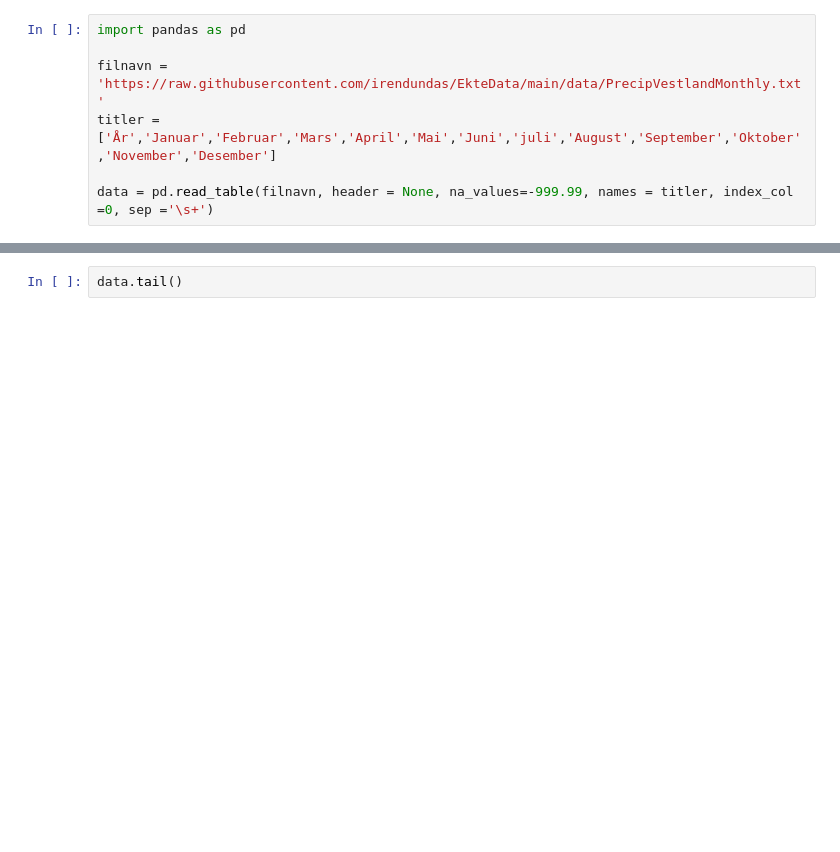
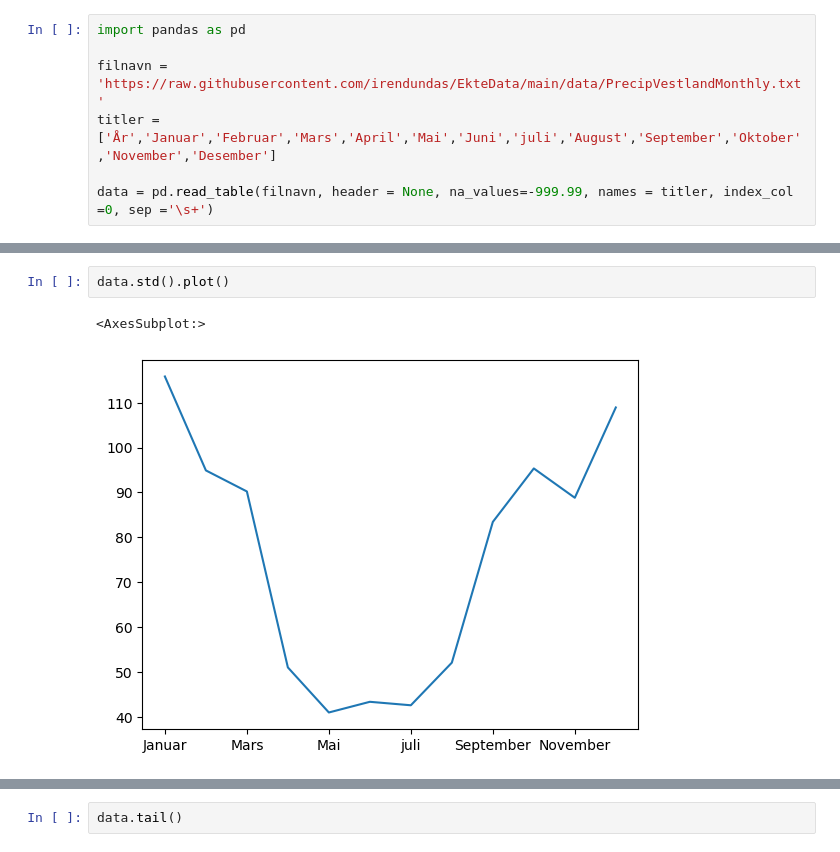
Before and after one commit to LektorB/ProgMod, a Jupyter notebook: Variabler_og_datatyper.ipynb, the cells around one changed output, grey strips where cells are left out. Drawn from its saved outputs; the diff is of its cells as text; blank space fills up the shorter version.

```diff
--- a/Variabler_og_datatyper.ipynb
+++ b/Variabler_og_datatyper.ipynb
@@ -415,0 +510,5 @@ data.iloc[1:].sum(axis=1).plot(label = 'årsgjennomsnitt',legend=True)
+# %%
+data.std().plot()
+# %% [output]
+<AxesSubplot:>
+[figure, added]
```
Also changed, not shown: parts of 13 cells of this notebook.
